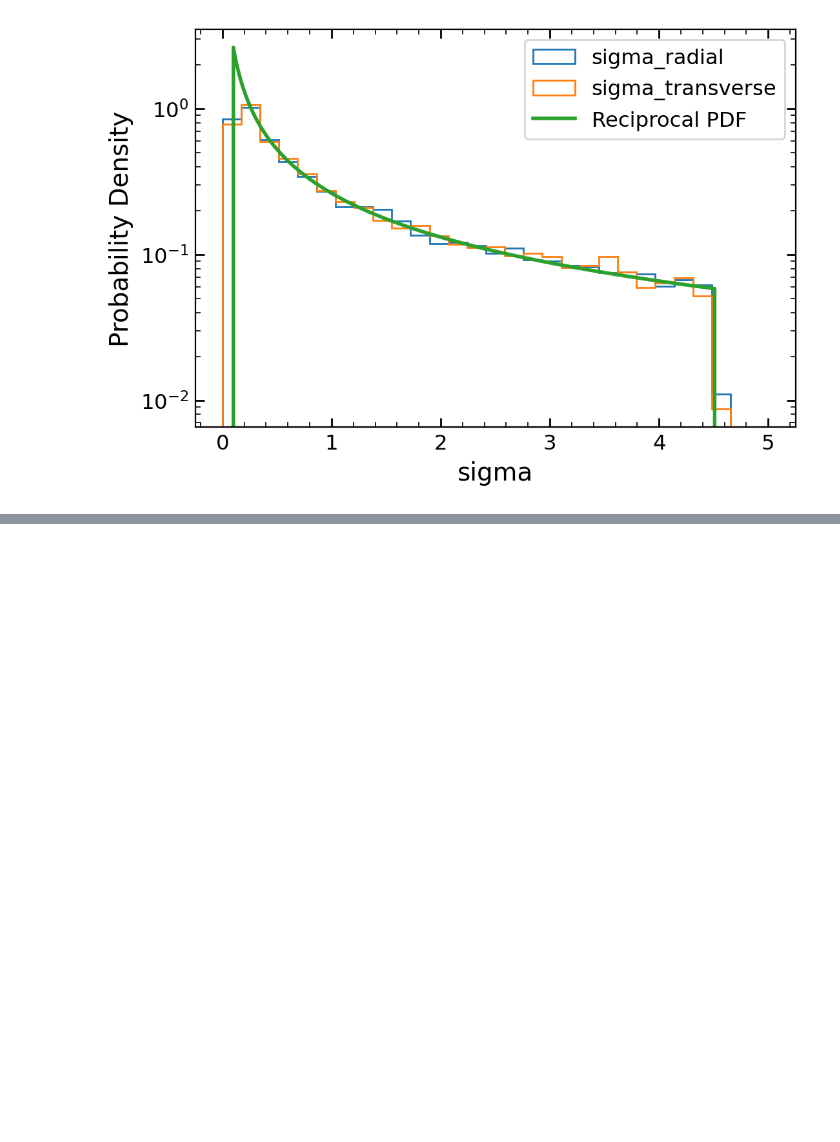
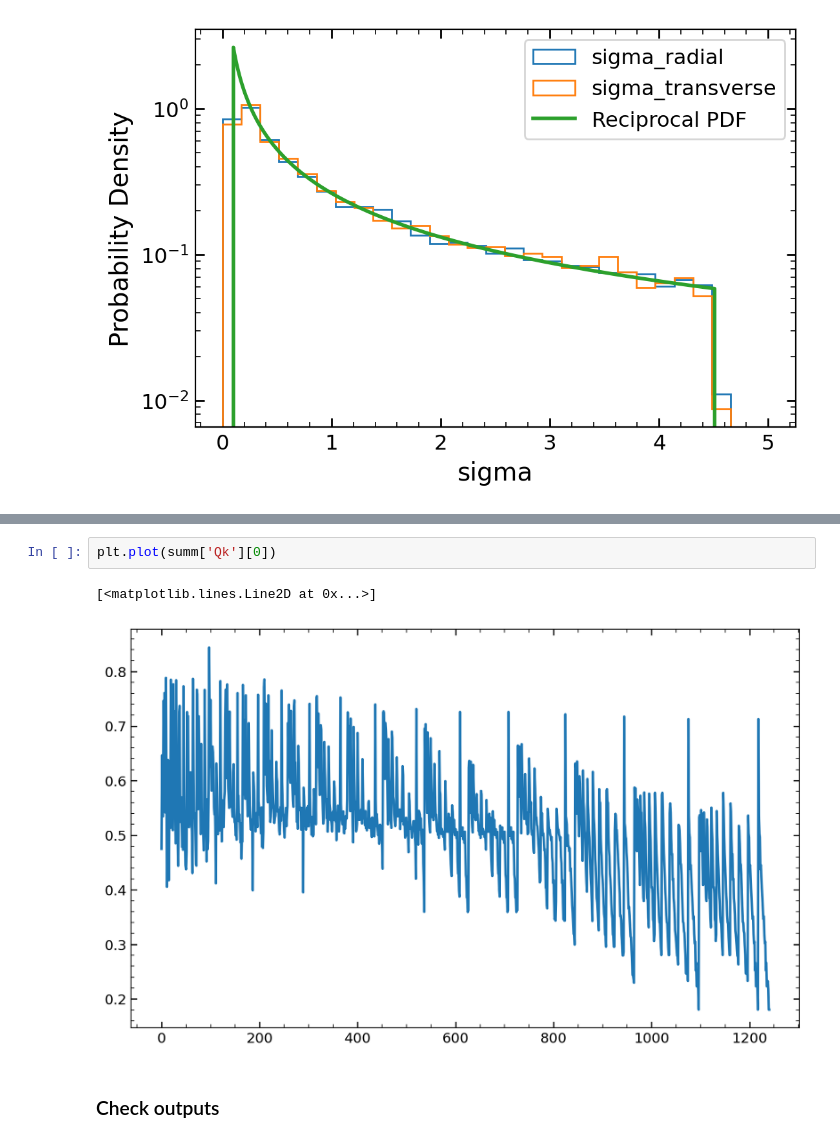
Before and after one commit to maho3/matts_tests, a Jupyter notebook: test_noising.ipynb, the cells around one changed output, grey strips where cells are left out. Cells and saved outputs as stored; diff of their text form; blank space fills up the shorter version.

```diff
--- a/test_noising.ipynb
+++ b/test_noising.ipynb
@@ -89,0 +152,7 @@ ax.semilogy()
+# %%
+plt.plot(summ['Qk'][0])
+# %% [output]
+[<matplotlib.lines.Line2D at 0x...>]
+[figure, added]
+# %% [markdown]
+### Check outputs
```
Also changed, not shown: parts of 10 cells of this notebook, 2 other files.
